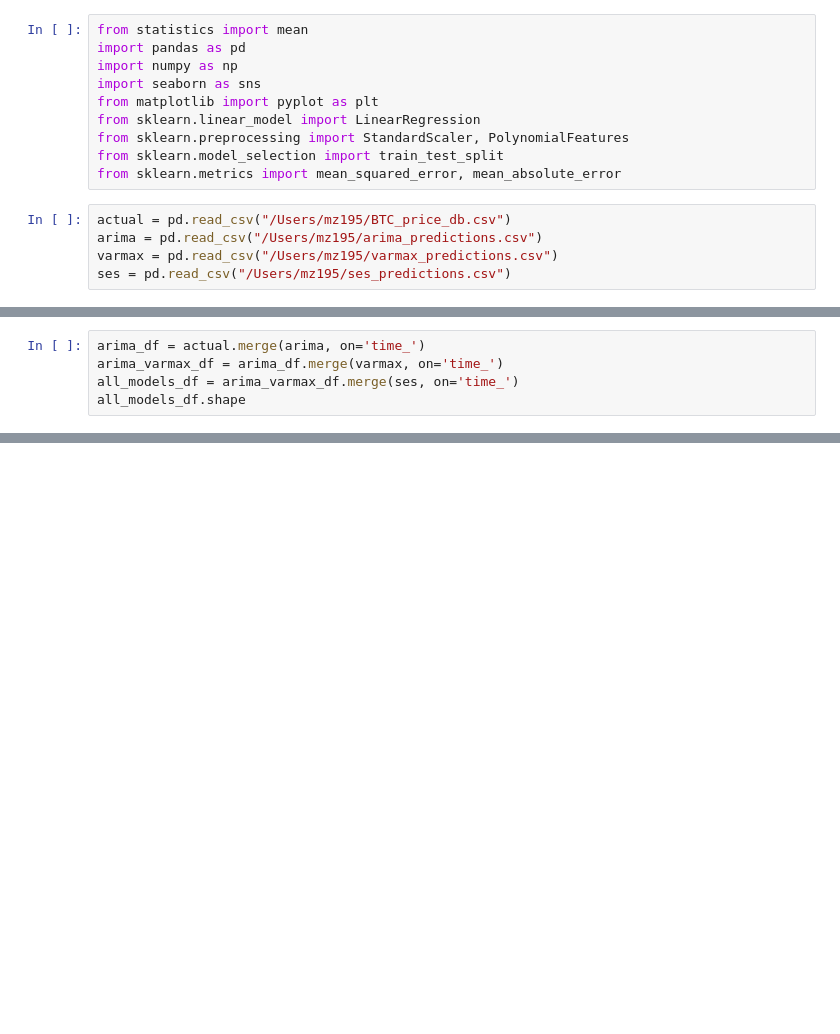
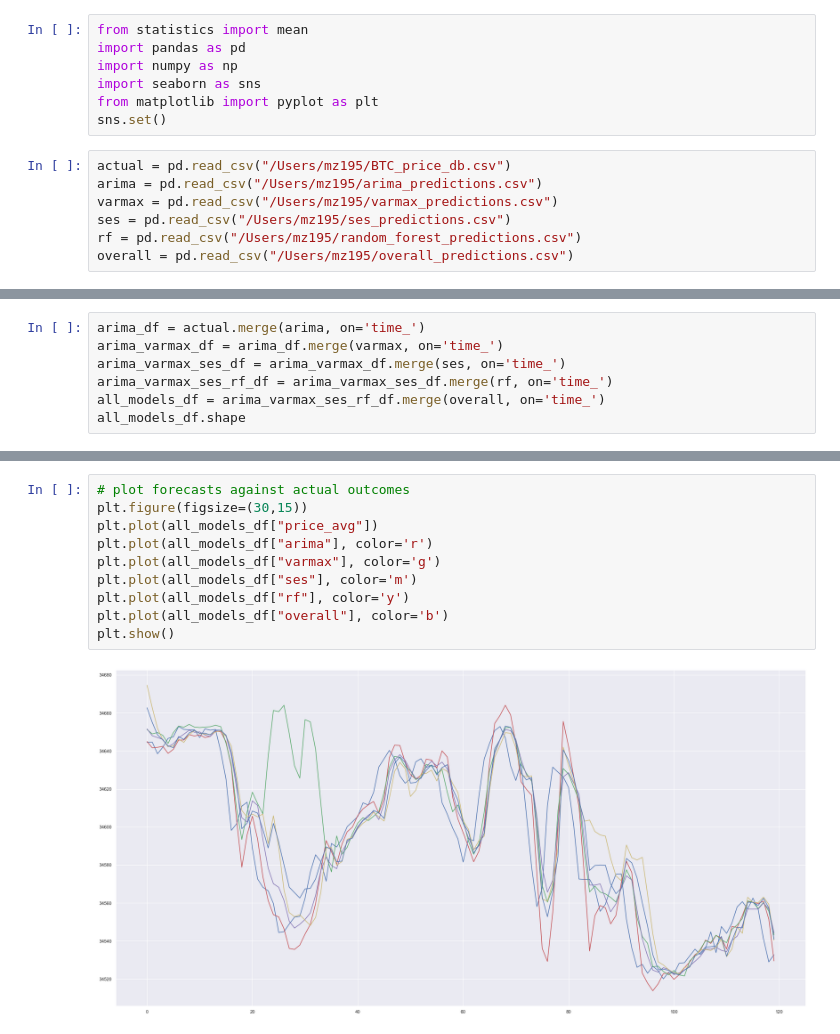
Before and after one commit to MZ195/JS-Realtime-Dashboard, a Jupyter notebook: Models/LinearResression.ipynb, the cells around one changed output, grey strips where cells are left out. Saved outputs shown, nothing was run; the diff lists cells and outputs as text; blank space fills up the shorter version.

Commit message:
added random forest model

```diff
--- a/Models/LinearResression.ipynb
+++ b/Models/LinearResression.ipynb
@@ -4,15 +4,14 @@ import pandas as pd
 import numpy as np
 import seaborn as sns
 from matplotlib import pyplot as plt
-from sklearn.linear_model import LinearRegression
-from sklearn.preprocessing import StandardScaler, PolynomialFeatures
-from sklearn.model_selection import train_test_split
-from sklearn.metrics import mean_squared_error, mean_absolute_error
+sns.set()
 # %%
 actual = pd.read_csv("/Users/mz195/BTC_price_db.csv")
 arima = pd.read_csv("/Users/mz195/arima_predictions.csv")
 varmax = pd.read_csv("/Users/mz195/varmax_predictions.csv")
 ses = pd.read_csv("/Users/mz195/ses_predictions.csv")
+rf = pd.read_csv("/Users/mz195/random_forest_predictions.csv")
+overall = pd.read_csv("/Users/mz195/overall_predictions.csv")
 # %%
 print("Actual:\t{}".format(actual.shape))
 print("ARIMA:\t{}".format(arima.shape))
@@ -26,6 +29,8 @@ SES:    (4722, 2)
 # %%
 arima_df = actual.merge(arima, on='time_')
 arima_varmax_df = arima_df.merge(varmax, on='time_')
-all_models_df = arima_varmax_df.merge(ses, on='time_')
+arima_varmax_ses_df = arima_varmax_df.merge(ses, on='time_')
+arima_varmax_ses_rf_df = arima_varmax_ses_df.merge(rf, on='time_')
+all_models_df = arima_varmax_ses_rf_df.merge(overall, on='time_')
 all_models_df.shape
 # %% [output]
@@ -108,0 +47,12 @@ plt.show()
+# %%
+# plot forecasts against actual outcomes
+plt.figure(figsize=(30,15))
+plt.plot(all_models_df["price_avg"])
+plt.plot(all_models_df["arima"], color='r')
+plt.plot(all_models_df["varmax"], color='g')
+plt.plot(all_models_df["ses"], color='m')
+plt.plot(all_models_df["rf"], color='y')
+plt.plot(all_models_df["overall"], color='b')
+plt.show()
+# %% [output]
+[figure, added]
```
Also changed, not shown: parts of 12 cells of this notebook, 13 other files.
